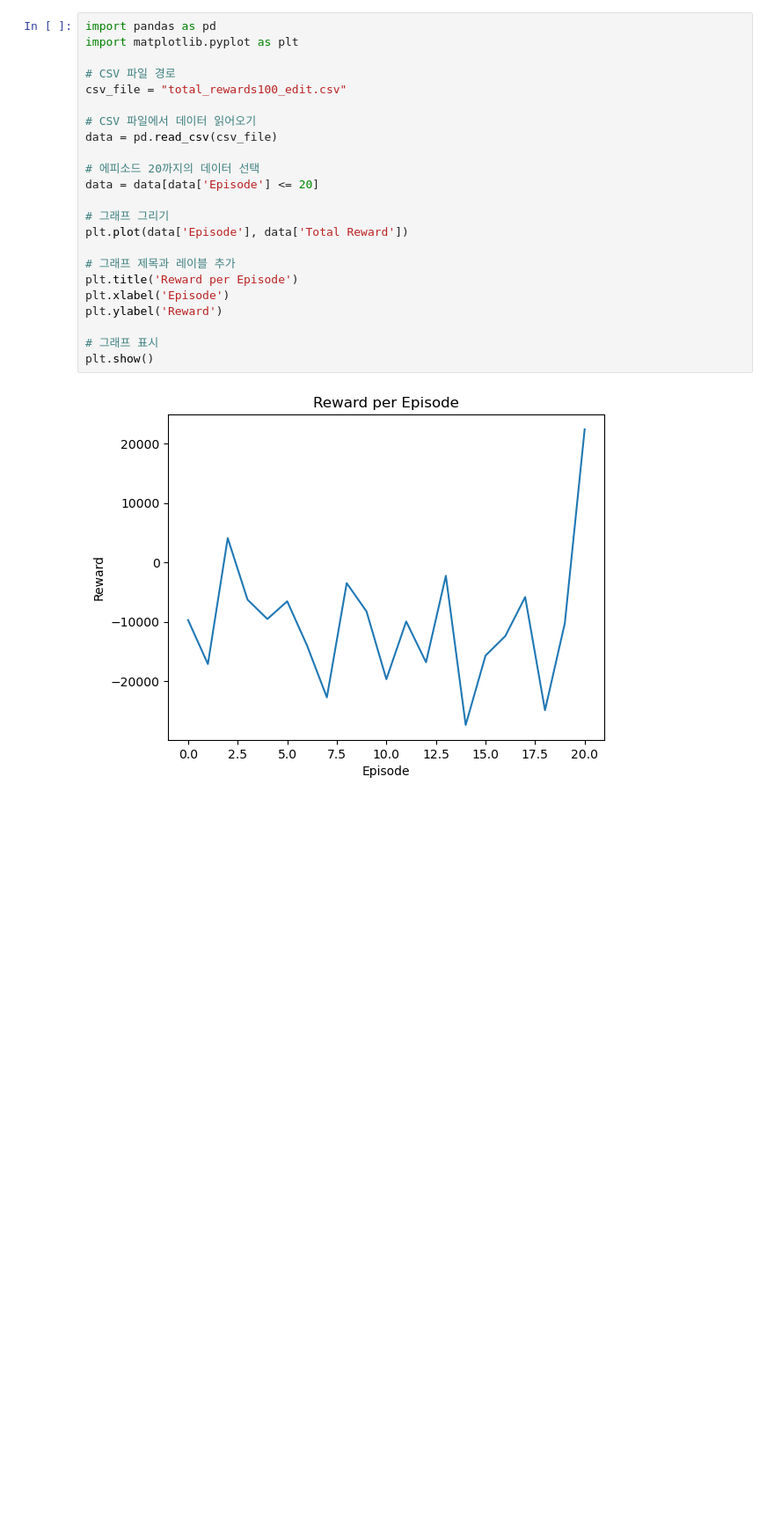
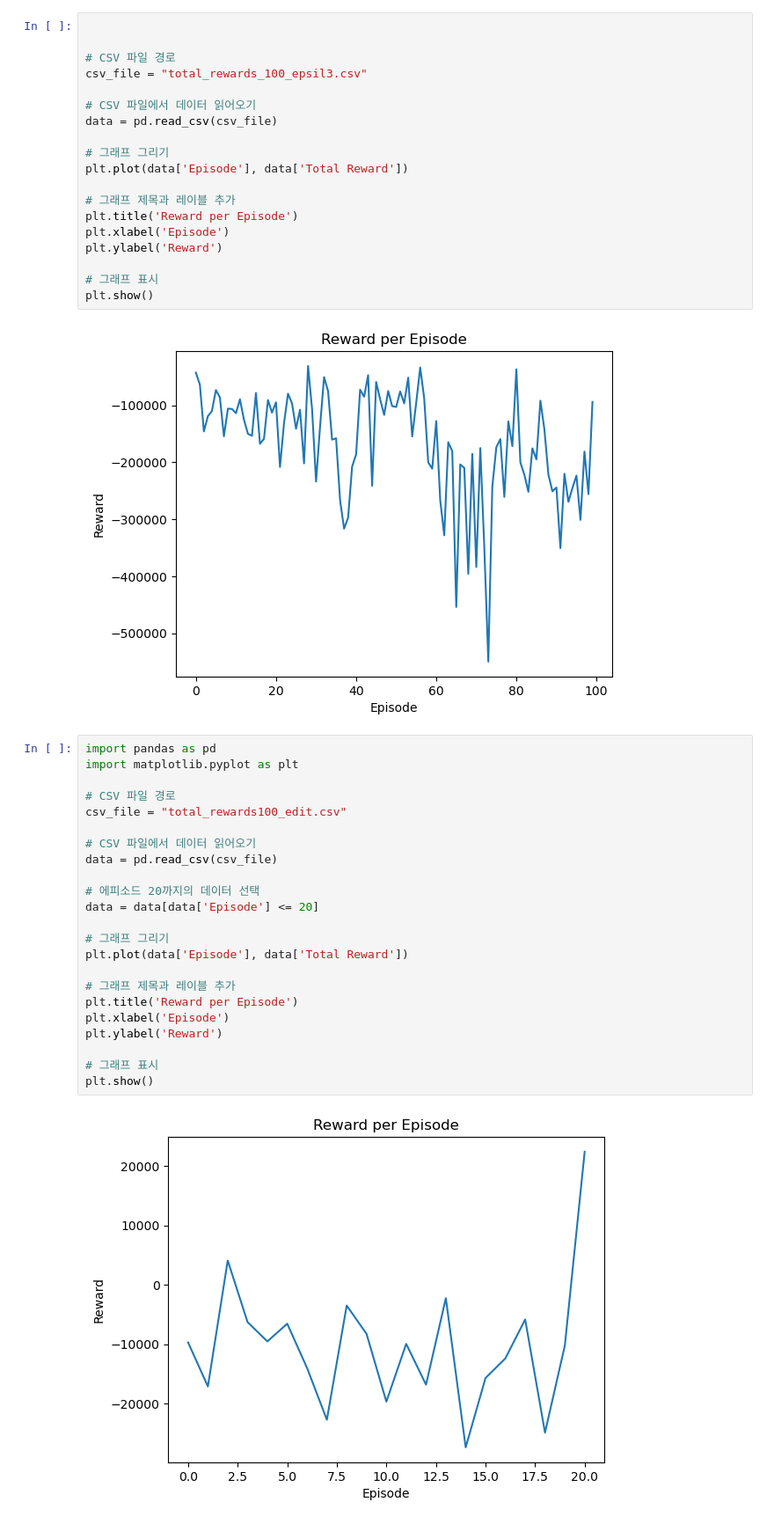
Before and after one commit to MintCat98/gym-gridverse-custom, a Jupyter notebook: plot_rewards.ipynb, the cells around one changed output. Shown at 88% size. Cells and saved outputs as stored; diff of their text form; blank space fills up the shorter version.

```diff
--- a/plot_rewards.ipynb
+++ b/plot_rewards.ipynb
@@ -23,3 +23,24 @@ plt.show()
+# %%
+
+
+# CSV 파일 경로
+csv_file = "total_rewards_100_epsil3.csv"
+
+# CSV 파일에서 데이터 읽어오기
+data = pd.read_csv(csv_file)
+
+# 그래프 그리기
+plt.plot(data['Episode'], data['Total Reward'])
+
+# 그래프 제목과 레이블 추가
+plt.title('Reward per Episode')
+plt.xlabel('Episode')
+plt.ylabel('Reward')
+
+# 그래프 표시
+plt.show()
+# %% [output]
+[figure, added]
 # %%
 import pandas as pd
 import matplotlib.pyplot as plt
```
Also changed, not shown: parts of 1 cell of this notebook, 8 other files.
